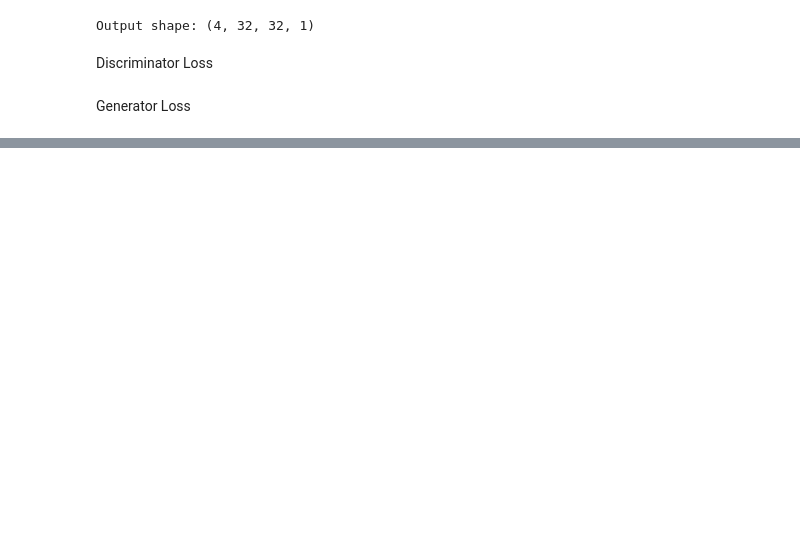
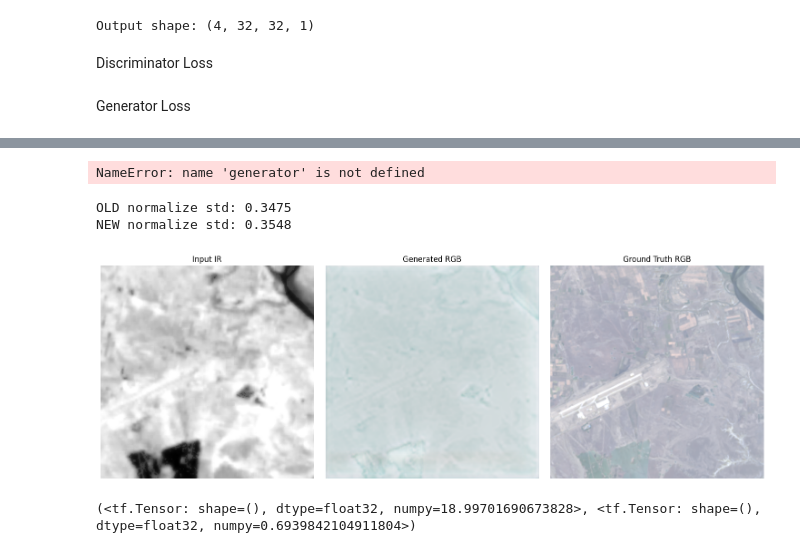
Before and after one commit to avinash24112007/Infrared-to-RGB-Colorization-of-Satellite-Imagery, a Jupyter notebook: IR_to_RGB/.ipynb, the cells around one changed output, grey strips where cells are left out. Cells and saved outputs as stored; diff of their text form; code cells hidden in the pictures; blank space fills up the shorter version.

```diff
--- a/IR_to_RGB/.ipynb
+++ b/IR_to_RGB/.ipynb
@@ -547,4 +529,0 @@ def show_sample(generator, ir_patch, real_rgb_patch):
-# %%
-for ir_batch, rgb_batch in train_ds_small.take(50000):
-    show_sample(generator, ir_batch[0], rgb_batch[0])
-    break
@@ -555,10 +529,0 @@ tf.keras.backend.clear_session()
-# %%
-import matplotlib.pyplot as plt
-
-# pick a few random ground-truth RGB patches directly from your saved .npy files
-fig, axes = plt.subplots(1, 4, figsize=(20, 5))
-for i in range(4):
-    rgb = np.load(pairs[i*500][1])   # grab rgb_path from a few different patches
-    axes[i].imshow(rgb)
-    axes[i].axis('off')
-plt.show()
@@ -596,0 +594,2 @@ sample_12: min=4469, max=55553, range=51084, std=1319.5
+# %%
+generator.load_weights('/home/avinash/ISRO/IR_to_RGB/checkpoints/generator_epoch_70.weights.h5')
@@ -596,0 +628,34 @@ sample_12: min=4469, max=55553, range=51084, std=1319.5
+# %%
+generator.load_weights('/home/avinash/ISRO/IR_to_RGB/checkpoints/generator_epoch_70.weights.h5')
+# %% [output]
+NameError: name 'generator' is not defined
+# %%
+import rasterio
+import numpy as np
+
+def normalize_with_contrast_boost(band, lo=1, hi=99, gamma=0.8):
+    p_low = np.percentile(band, lo)
+    p_high = np.percentile(band, hi)
+    stretched = (band - p_low) / (p_high - p_low + 1e-8)
+    stretched = np.clip(stretched, 0, 1)
+    boosted = np.power(stretched, gamma)
+    return boosted
+
+# test on one scene's RGB bands
+test_scene = scene_folders[0]  # or any specific scene path
+with rasterio.open(f'{dataset_DIR}/{test_scene}/red.tif') as src:
+    red = src.read(1)
+with rasterio.open(f'{dataset_DIR}/{test_scene}/green.tif') as src:
+    green = src.read(1)
+with rasterio.open(f'{dataset_DIR}/{test_scene}/blue.tif') as src:
+    blue = src.read(1)
+
+# compare old vs new normalization
+red_old = normalize(red)            # your original function
+red_new = normalize_with_contrast_boost(red)
+
+print(f"OLD normalize std: {red_old.std():.4f}")
+print(f"NEW normalize std: {red_new.std():.4f}")
+# %% [output]
+OLD normalize std: 0.3475
+NEW normalize std: 0.3548
@@ -596,0 +685,7 @@ sample_12: min=4469, max=55553, range=51084, std=1319.5
+# %%
+for ir_batch, rgb_batch in train_ds.take(5):
+    show_sample(generator, ir_batch[0], rgb_batch[0])
+    break
+# %% [output]
+[figure, added]
+(<tf.Tensor: shape=(), dtype=float32, numpy=18.99701690673828>, <tf.Tensor: shape=(), dtype=float32, numpy=0.6939842104911804>)
```
Also changed, not shown: parts of 71 cells of this notebook.
